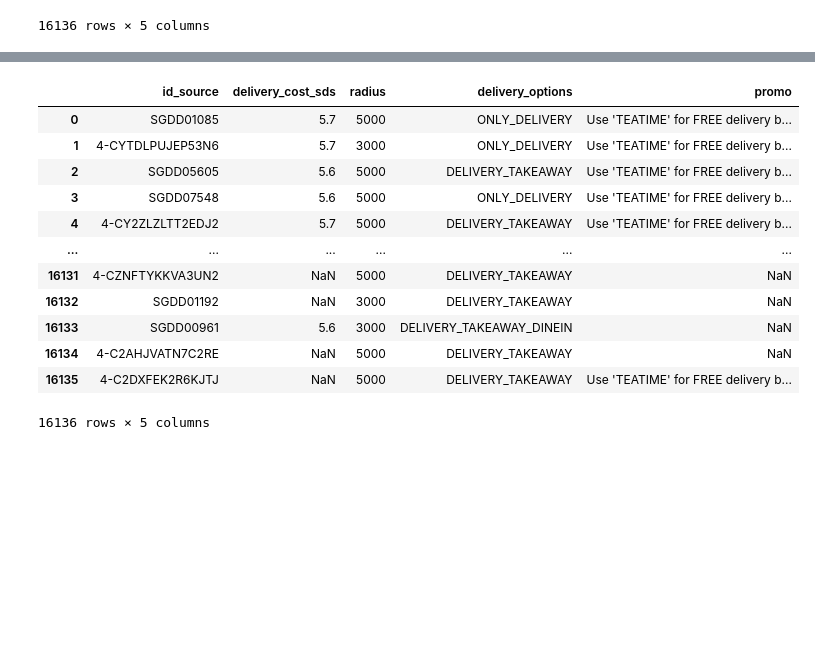
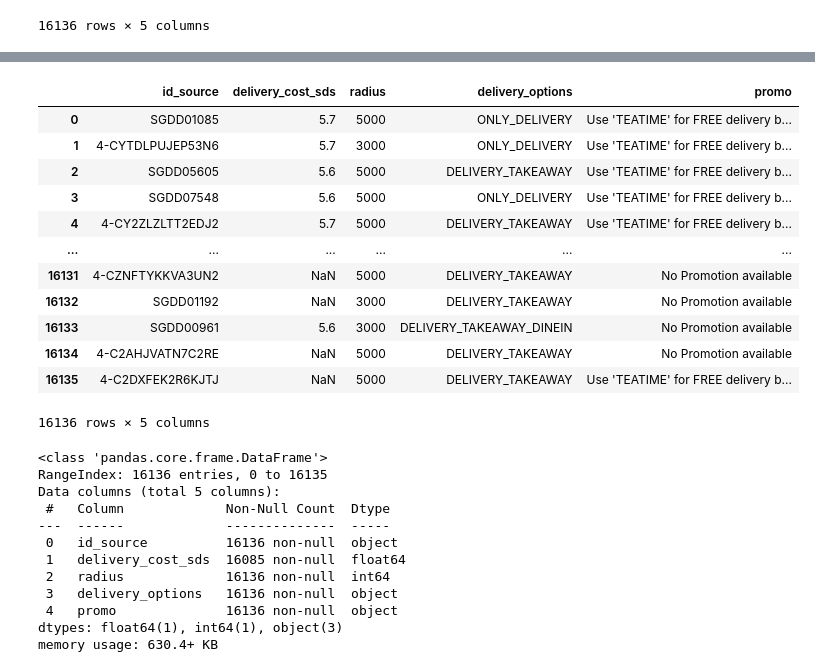
Before and after one commit to leehegithub/grab_restuarant_analysis, a Jupyter notebook: rosni_grab_restaurant.ipynb, the cells around one changed output, grey strips where cells are left out. Drawn from its saved outputs; the diff is of its cells as text; code cells hidden in the pictures; blank space fills up the shorter version.

```diff
--- a/rosni_grab_restaurant.ipynb
+++ b/rosni_grab_restaurant.ipynb
@@ -128,19 +160,36 @@ delivery_1
+# %%
+
+# Using .loc to modify the original DataFrame without triggering the warning
+delivery_df.loc[:, 'promo'] = delivery_promo['promo']
+delivery_df
+# %% [output]
+|  | id_source | delivery_cost_sds | radius | delivery_options | promo |
+| 0 | SGDD01085 | 5.7 | 5000 | ONLY_DELIVERY | Use 'TEATIME' for FREE delivery b... |
+| 1 | 4-CYTDLPUJEP53N6 | 5.7 | 3000 | ONLY_DELIVERY | Use 'TEATIME' for FREE delivery b... |
+| 2 | SGDD05605 | 5.6 | 5000 | DELIVERY_TAKEAWAY | Use 'TEATIME' for FREE delivery b... |
+| 3 | SGDD07548 | 5.6 | 5000 | ONLY_DELIVERY | Use 'TEATIME' for FREE delivery b... |
+| 4 | 4-CY2ZLZLTT2EDJ2 | 5.7 | 5000 | DELIVERY_TAKEAWAY | Use 'TEATIME' for FREE delivery b... |
+| ... | ... | ... | ... | ... | ... |
+| 16131 | 4-CZNFTYKKVA3UN2 | NaN | 5000 | DELIVERY_TAKEAWAY | No Promotion available |
+| 16132 | SGDD01192 | NaN | 3000 | DELIVERY_TAKEAWAY | No Promotion available |
+| 16133 | SGDD00961 | 5.6 | 3000 | DELIVERY_TAKEAWAY_DINEIN | No Promotion available |
+| 16134 | 4-C2AHJVATN7C2RE | NaN | 5000 | DELIVERY_TAKEAWAY | No Promotion available |
+| 16135 | 4-C2DXFEK2R6KJTJ | NaN | 5000 | DELIVERY_TAKEAWAY | Use 'TEATIME' for FREE delivery b... |
+16136 rows × 5 columns
 # %%
-#selecting only the required columns to make a new df
-delivery_df= delivery_1[['id_source','delivery_cost_sds','radius','delivery_options','promo']]
-delivery_df
+delivery_df.info()
+#from this we can understand the delivery_cost_sds column has 16085 non-null values.The remaining 51 ROWS are null or NaN
 # %% [output]
-|  | id_source | delivery_cost_sds | radius | delivery_options | promo |
-| 0 | SGDD01085 | 5.7 | 5000 | ONLY_DELIVERY | Use 'TEATIME' for FREE delivery b... |
-| 1 | 4-CYTDLPUJEP53N6 | 5.7 | 3000 | ONLY_DELIVERY | Use 'TEATIME' for FREE delivery b... |
-| 2 | SGDD05605 | 5.6 | 5000 | DELIVERY_TAKEAWAY | Use 'TEATIME' for FREE delivery b... |
-| 3 | SGDD07548 | 5.6 | 5000 | ONLY_DELIVERY | Use 'TEATIME' for FREE delivery b... |
-| 4 | 4-CY2ZLZLTT2EDJ2 | 5.7 | 5000 | DELIVERY_TAKEAWAY | Use 'TEATIME' for FREE delivery b... |
-| ... | ... | ... | ... | ... | ... |
-| 16131 | 4-CZNFTYKKVA3UN2 | NaN | 5000 | DELIVERY_TAKEAWAY | NaN |
-| 16132 | SGDD01192 | NaN | 3000 | DELIVERY_TAKEAWAY | NaN |
-| 16133 | SGDD00961 | 5.6 | 3000 | DELIVERY_TAKEAWAY_DINEIN | NaN |
-| 16134 | 4-C2AHJVATN7C2RE | NaN | 5000 | DELIVERY_TAKEAWAY | NaN |
-| 16135 | 4-C2DXFEK2R6KJTJ | NaN | 5000 | DELIVERY_TAKEAWAY | Use 'TEATIME' for FREE delivery b... |
-16136 rows × 5 columns
+<class 'pandas.core.frame.DataFrame'>
+RangeIndex: 16136 entries, 0 to 16135
+Data columns (total 5 columns):
+ #   Column             Non-Null Count  Dtype
+---  ------             --------------  -----
+ 0   id_source          16136 non-null  object
+ 1   delivery_cost_sds  16085 non-null  float64
+ 2   radius             16136 non-null  int64
+ 3   delivery_options   16136 non-null  object
+ 4   promo              16136 non-null  object
+dtypes: float64(1), int64(1), object(3)
+memory usage: 630.4+ KB
 # %%
```
Also changed, not shown: parts of 12 cells of this notebook.
